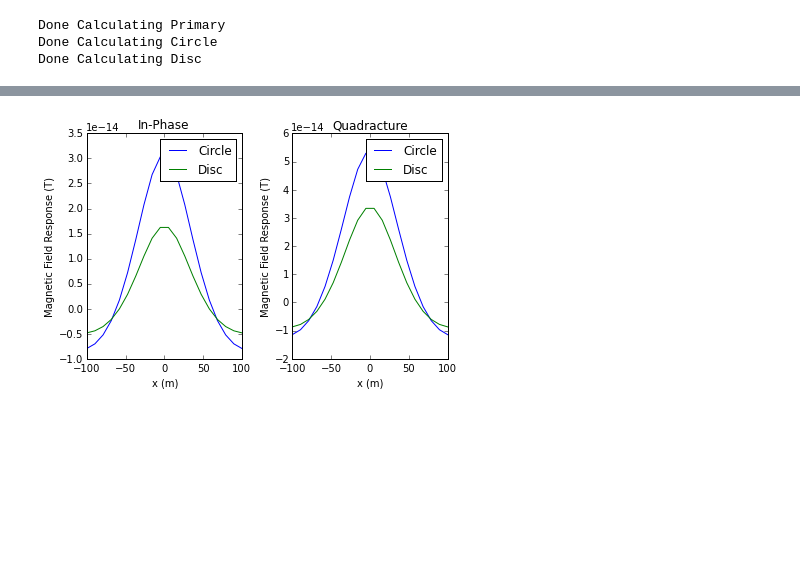
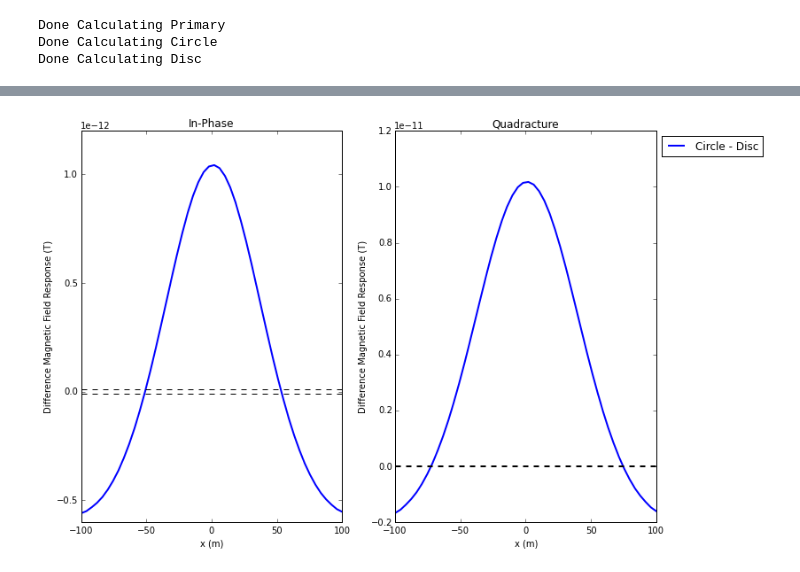
Before and after one commit to lheagy/Tutorials, a Jupyter notebook: PlateInCylindricalCoord.ipynb, the cells around one changed output, grey strips where cells are left out. Cells and saved outputs as stored; diff of their text form; code cells hidden in the pictures; blank space fills up the shorter version.

Commit message:
cleaned up figures, added Tx moment and noise floors

```diff
--- a/PlateInCylindricalCoord.ipynb
+++ b/PlateInCylindricalCoord.ipynb
@@ -33,9 +33,9 @@ Define the size and conductivity of the plate and background. Here, we set up tw
 # %%
 # Model Parameters
 sigback = 1e-2 # 100 Ohm-m background
-sigfrac = 2000. # 1000 S/m Frac
+sigfrac = 2000. # S/m Frac: conductivity
 
-t = 5e-2 # fracture thickness
+t = 5e-3 # fracture thickness
 
 # for the disk distribution
 Rd1 = 20. # inner radius
@@ -60,12 +60,19 @@ freq = 100.  # frequency
 # z - along the well
 
 # receivers
-nrx = 20.   # number of receivers
+nrx = 50.   # number of receivers
 rxx = 100.  # x location of receivers
 rxz = np.linspace(-100,100,nrx) # z location of receivers along the well
 
 # transmitter
-txz = 0. # transmitter
+txz = 0. # transmitter z location
+
+# transmitter moment
+txmom = 2000 # Am^2
+
+# Noise Floor
+flr = 1e-14 # smallest signal we can measure
+perc_cutoff = 3 # smallest percent difference we are confident in
 
 # calculate the skin depth
 delta = 500./np.sqrt(freq*sigback)
@@ -161,14 +168,20 @@ prb.pair(survey) # pair problem and survey
 # %%
 # background - no fracture
 dPrimary = survey.dpred(sigBack)
+dPrimaryI = dPrimary[:rxz.size]*txmom # in-phase
+dPrimaryQ = dPrimary[rxz.size:]*txmom # quadrature
 print 'Done Calculating Primary'
 
 # circle model
 dCircle = survey.dpred(sigfracCircle)
+dCircleI = dCircle[:rxz.size]*txmom
+dCircleQ = dCircle[rxz.size:]*txmom
 print 'Done Calculating Circle'
 
 # circle model
 dDisc = survey.dpred(sigfracDisc)
+dDiscI = dDisc[:rxz.size]*txmom
+dDiscQ = dDisc[rxz.size:]*txmom
 print 'Done Calculating Disc'
 # %% [output]
 Done Calculating Primary
@@ -177,19 +211,21 @@ Done Calculating Disc
 # %%
+plt.figure(figsize=(10,7))
 plt.subplot(121)
-plt.plot(rxz,dCircle[:rxz.size],rxz,dDisc[:rxz.size])
+plt.plot(rxz,dCircleI-dDiscI,linewidth=2)
+plt.plot(rxz,flr*np.ones(rxz.shape),'--k', rxz,-flr*np.ones(rxz.shape),'--k')
 plt.title('In-Phase')
-plt.legend(['Circle','Disc'])
-plt.ylabel('Magnetic Field Response (T)')
+plt.ylabel('Difference Magnetic Field Response (T)')
 plt.xlabel('x (m)')
 
 plt.subplot(122)
-plt.plot(rxz,dCircle[rxz.size:],rxz,dDisc[rxz.size:])
+plt.plot(rxz,dCircleQ-dDiscQ,linewidth=2)
+plt.plot(rxz,flr*np.ones(rxz.shape),'--k', rxz,-flr*np.ones(rxz.shape),'--k')
 plt.title('Quadracture')
-plt.legend(['Circle','Disc'])
-plt.ylabel('Magnetic Field Response (T)')
+plt.legend(['Circle - Disc'],loc=2, bbox_to_anchor = (1.0, 1.0))
+plt.ylabel('Difference Magnetic Field Response (T)')
 plt.xlabel('x (m)')
 
 plt.tight_layout()
 plt.show()
 # %% [output]
-[figure, old version]
+[figure, new version]
```
Also changed, not shown: parts of 5 cells of this notebook.
